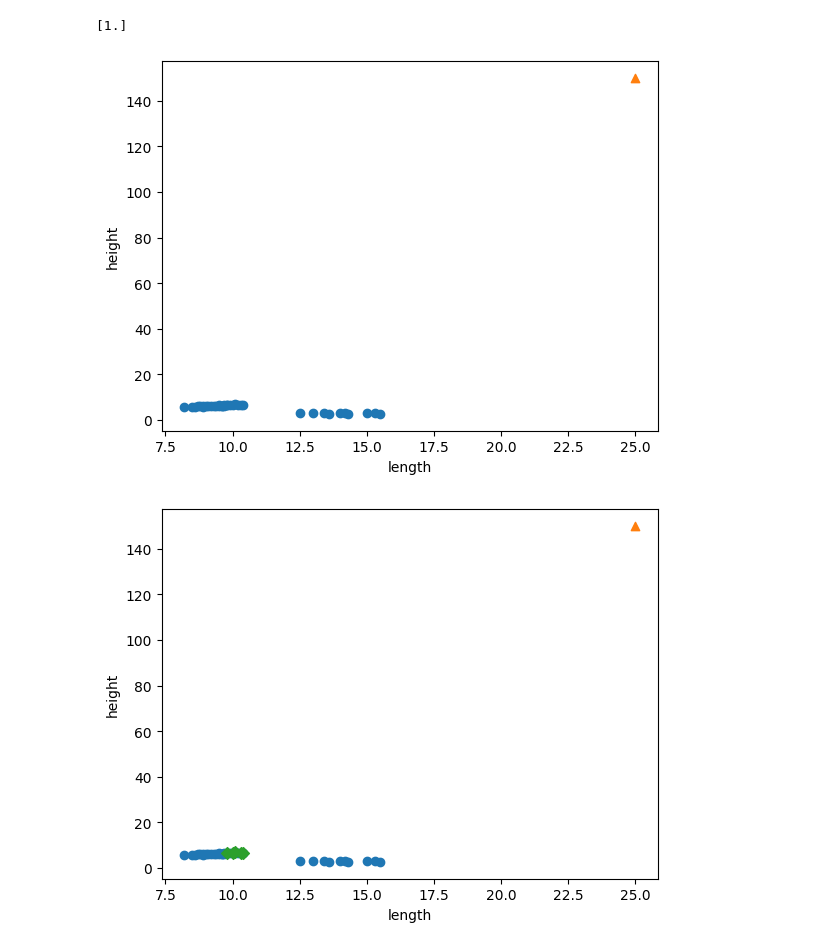
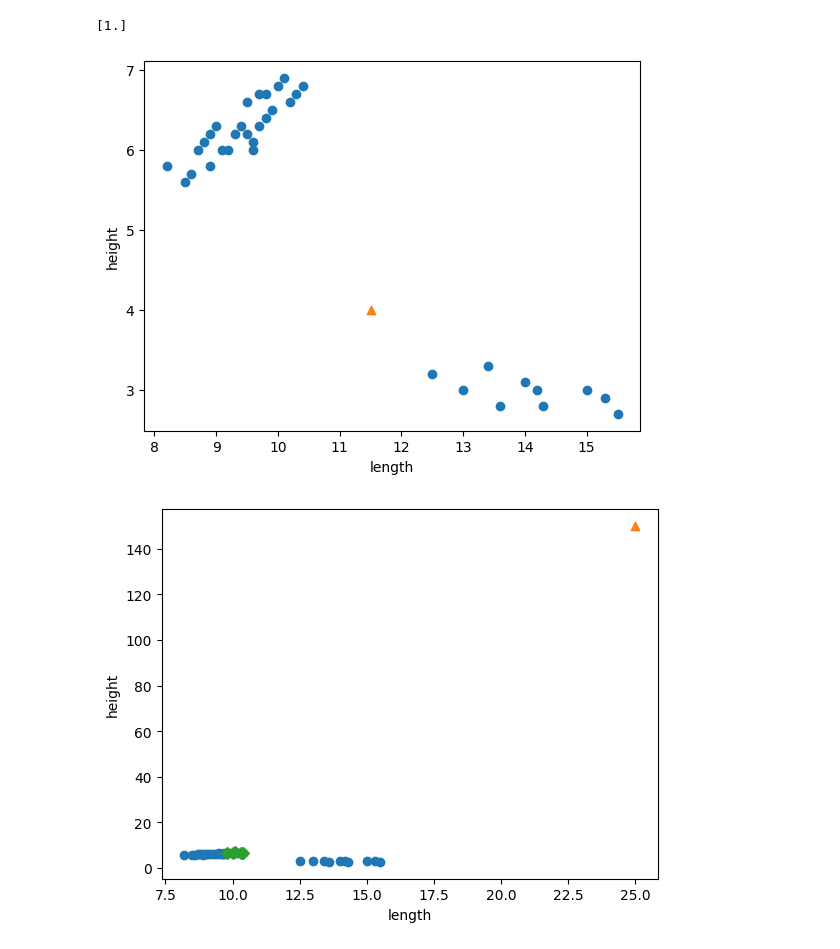
Before and after one commit to rlaguswl25808134-source/AID-MLB, a Jupyter notebook: 2-2.ipynb, the cells around one changed output. Cells and saved outputs as stored; diff of their text form; code cells hidden in the pictures.

```diff
--- a/2-2.ipynb
+++ b/2-2.ipynb
@@ -85,12 +85,12 @@ print(kn.predict([[25, 150]]))
 import matplotlib.pyplot as plt
 # %%
 plt.scatter(train_input[:,0], train_input[:,1])
-plt.scatter(25, 150, marker='^')
+plt.scatter(11.5, 4.0, marker='^')
 plt.xlabel('length')
 plt.ylabel('height')
 plt.show()
 # %% [output]
-[figure, old version]
+[figure, new version]
 # %%
 distances, indexes = kn.kneighbors([[25, 150]])
 # %%
```
Also changed, not shown: parts of 6 cells of this notebook.
